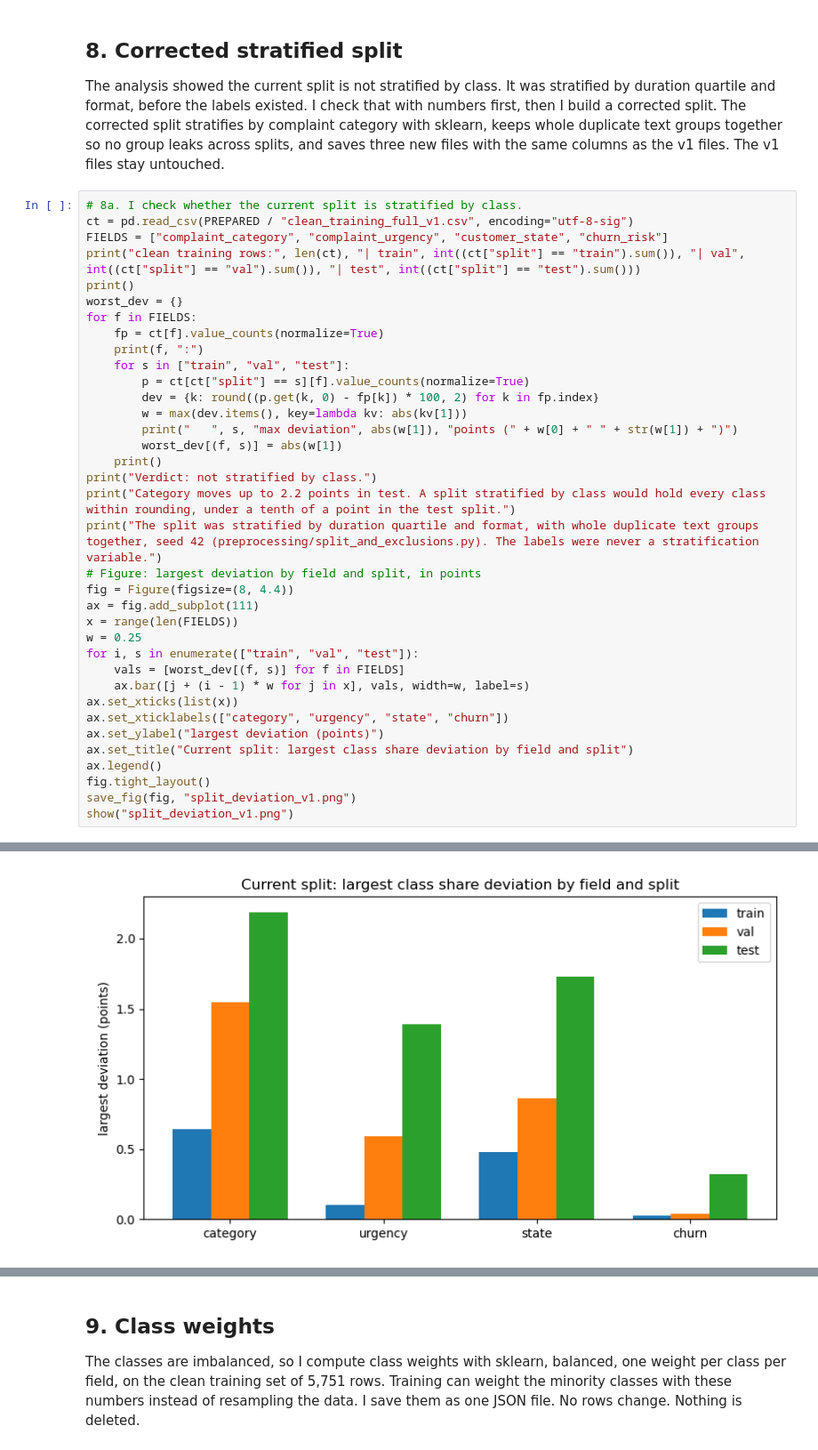
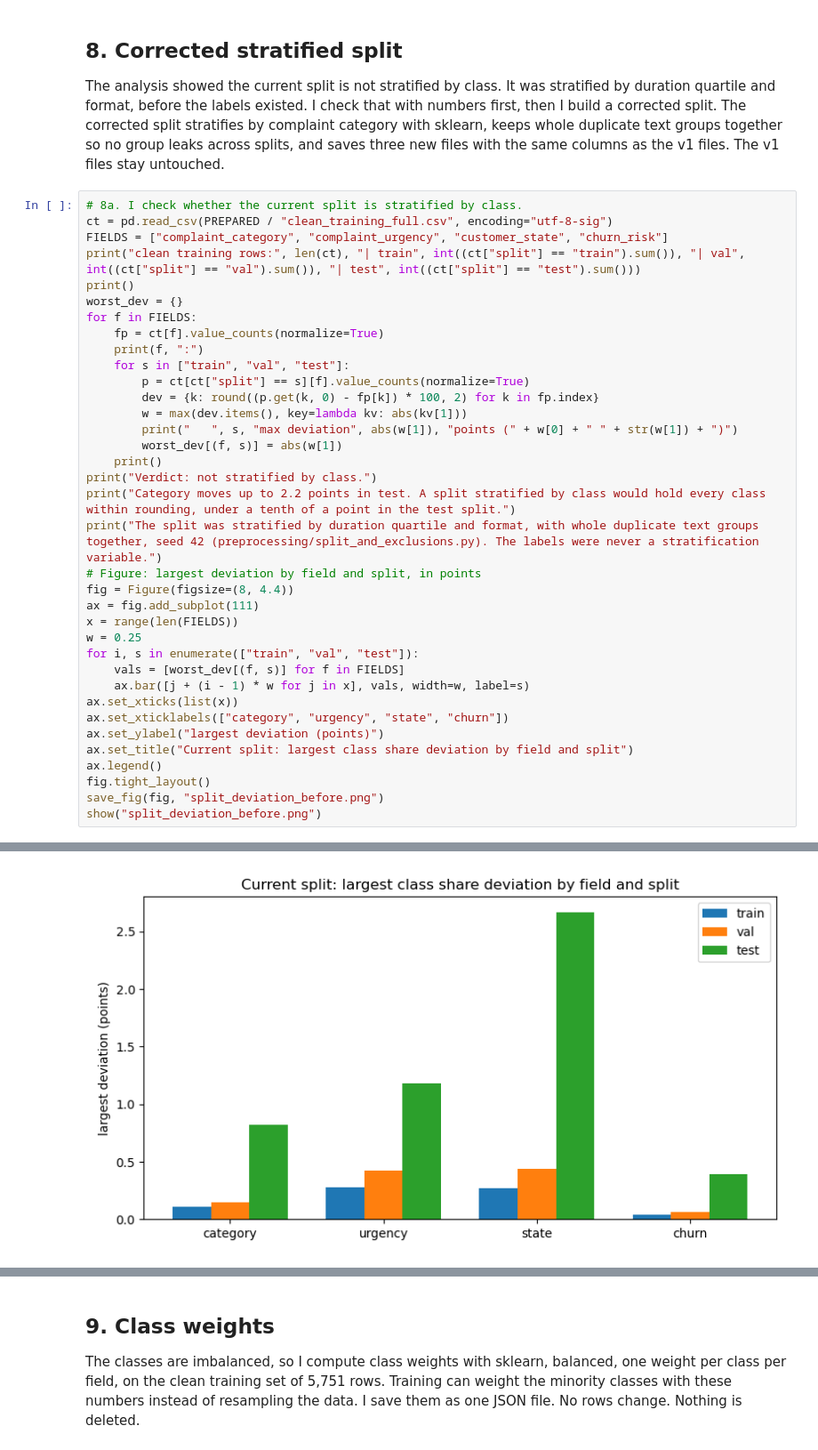
Before and after one commit to hazemelerefey/smart-voicemail-router, a Jupyter notebook: notebooks/data-preprocessing/data_preprocessing.ipynb, the cells around one changed output, grey strips where cells are left out. Shown at 89% size. Saved outputs shown, nothing was run; the diff lists cells and outputs as text.

```diff
--- a/notebooks/data-preprocessing/data_preprocessing.ipynb
+++ b/notebooks/data-preprocessing/data_preprocessing.ipynb
@@ -391,7 +391,7 @@ excluded garbled rows: 219 | excluded hallucinated chunk: 1
 The analysis showed the current split is not stratified by class. It was stratified by duration quartile and format, before the labels existed. I check that with numbers first, then I build a corrected split. The corrected split stratifies by complaint category with sklearn, keeps whole duplicate text groups together so no group leaks across splits, and saves three new files with the same columns as the v1 files. The v1 files stay untouched.
 # %%
 # 8a. I check whether the current split is stratified by class.
-ct = pd.read_csv(PREPARED / "clean_training_full_v1.csv", encoding="utf-8-sig")
+ct = pd.read_csv(PREPARED / "clean_training_full.csv", encoding="utf-8-sig")
 FIELDS = ["complaint_category", "complaint_urgency", "customer_state", "churn_risk"]
 print("clean training rows:", len(ct), "| train", int((ct["split"] == "train").sum()), "| val", int((ct["split"] == "val").sum()), "| test", int((ct["split"] == "test").sum()))
 print()
@@ -423,6 +423,6 @@ ax.set_ylabel("largest deviation (points)")
 ax.set_title("Current split: largest class share deviation by field and split")
 ax.legend()
 fig.tight_layout()
-save_fig(fig, "split_deviation_v1.png")
-show("split_deviation_v1.png")
+save_fig(fig, "split_deviation_before.png")
+show("split_deviation_before.png")
 # %% [output]
@@ -440,10 +440,10 @@ complaint_urgency :
 
 ... (9 lines left out)
 
 Verdict: not stratified by class.
 Category moves up to 2.2 points in test. A split stratified by class would hold every class within rounding, under a tenth of a point in the test split.
 The split was stratified by duration quartile and format, with whole duplicate text groups together, seed 42 (preprocessing/split_and_exclusions.py). The labels were never a stratification variable.
-[figure, old version]
+[figure, new version]
 # %%
 # 8b. I build a corrected split, stratified by complaint category, keeping whole text groups together.
 from sklearn.model_selection import train_test_split
```
Also changed, not shown: parts of 10 cells of this notebook, 18 other files.
